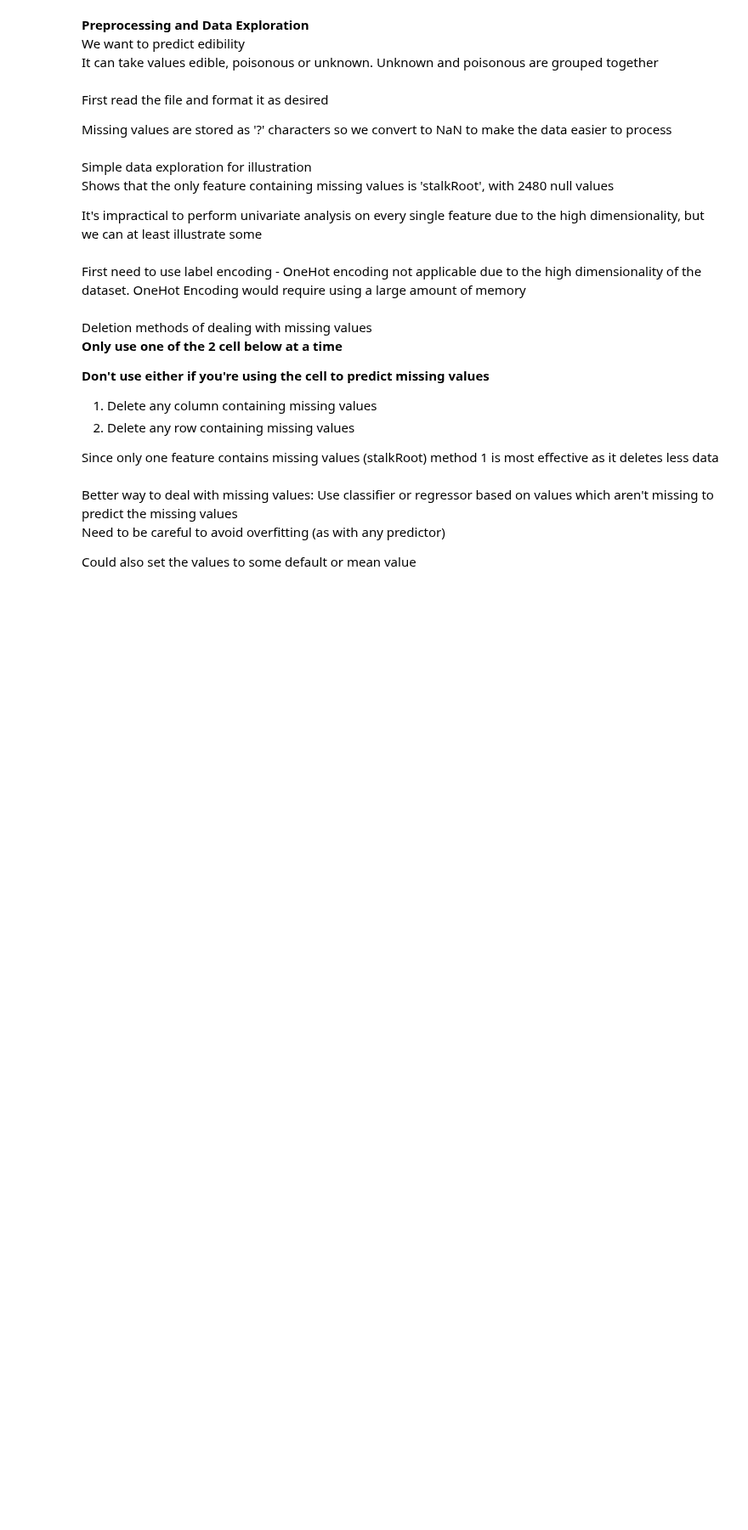
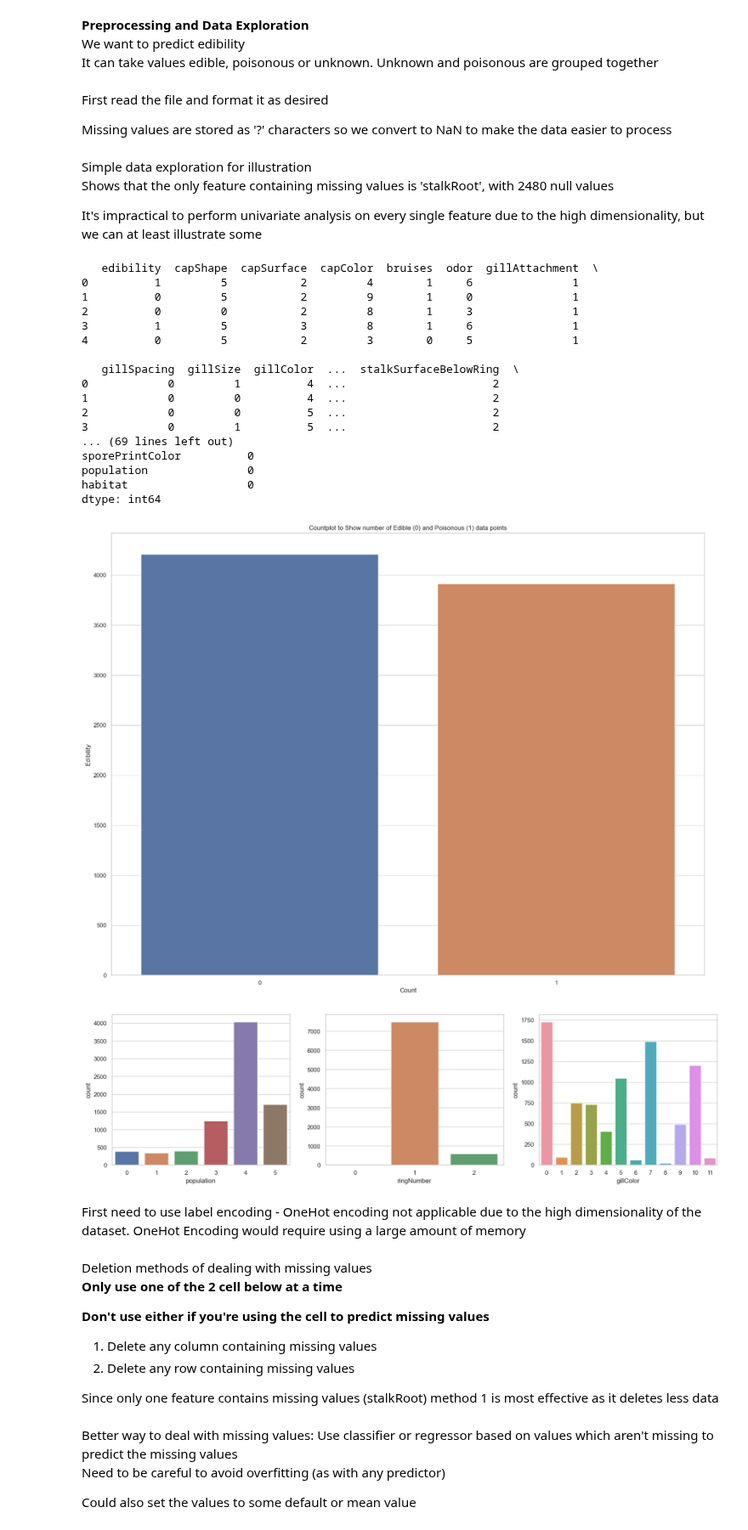
Before and after one commit to williamhenderson02/ML-Coursework-2022, a Jupyter notebook: coursework.ipynb, the cells around one changed output. Shown at 85% size. Drawn from its saved outputs; the diff is of its cells as text; code cells hidden in the pictures; blank space fills up the shorter version.

Commit message:
count plot fixed

```diff
--- a/coursework.ipynb
+++ b/coursework.ipynb
@@ -94,34 +94,54 @@ It's impractical to perform univariate analysis on every single feature due to t
 # %%
 print(data.head(5)) # print first 5 rows
 print(data.shape) # number of rows and columns
 print(data.info()) # data types of each feature
 print(data.isnull().sum()) # show how many NaN values in each feature
 
 sns.set_theme(style="whitegrid")
 
 # show even split of values in the feature to be predicted
 data['edibility'] = LabelEncoder().fit_transform(data['edibility'])
 fig = plt.figure(figsize=(20,15))
 sns.countplot(x=data['edibility'])
 plt.xlabel("Count")
 plt.ylabel("Edibility")
 plt.title("Countplot to Show number of Edible (0) and Poisonous (1) data points")
 fig.savefig("Images/Edibility Countplot.png")
 
 # this visualisation works best for features with a wide range of possible values
 # chose 3 features as a starting point
 
-f = plt.figure(figsize=(20,4))
+f = plt.figure(figsize=(20,5))
 f.add_subplot(1,3,1)
 sns.countplot(x = data['population'])
 sns.color_palette("pastel")
 f.add_subplot(1,3,2)
 sns.countplot(x = data['ringNumber'])
 sns.color_palette("pastel")
 f.add_subplot(1,3,3)
 sns.countplot(x=data['gillColor'])
 sns.color_palette("pastel")
 f.savefig("Images/3 Countplots.png")
+# %% [output]
+   edibility  capShape  capSurface  capColor  bruises  odor  gillAttachment  \
+0          1         5           2         4        1     6               1
+1          0         5           2         9        1     0               1
+2          0         0           2         8        1     3               1
+3          1         5           3         8        1     6               1
+4          0         5           2         3        0     5               1
+
+   gillSpacing  gillSize  gillColor  ...  stalkSurfaceBelowRing  \
+0            0         1          4  ...                      2
+1            0         0          4  ...                      2
+2            0         0          5  ...                      2
+3            0         1          5  ...                      2
+... (69 lines left out)
+sporePrintColor          0
+population               0
+habitat                  0
+dtype: int64
+[figure, added]
+[figure, added]
 # %% [markdown]
 First need to use label encoding - OneHot encoding not applicable due to the high dimensionality of the dataset. OneHot Encoding would require using a large amount of memory
 # %%
```
Also changed, not shown: 1 other file.
